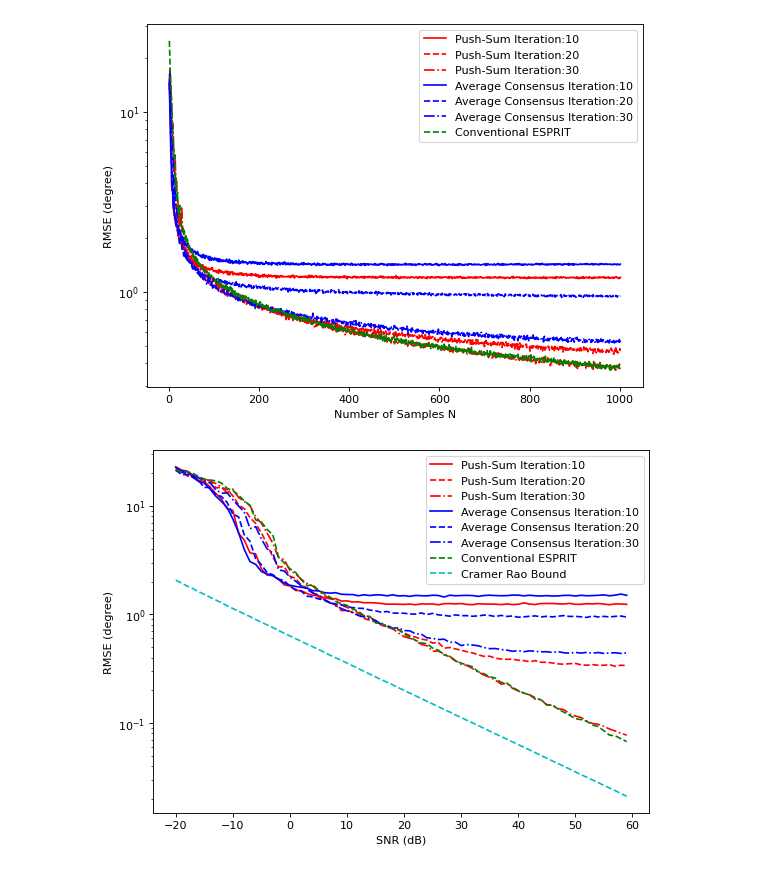
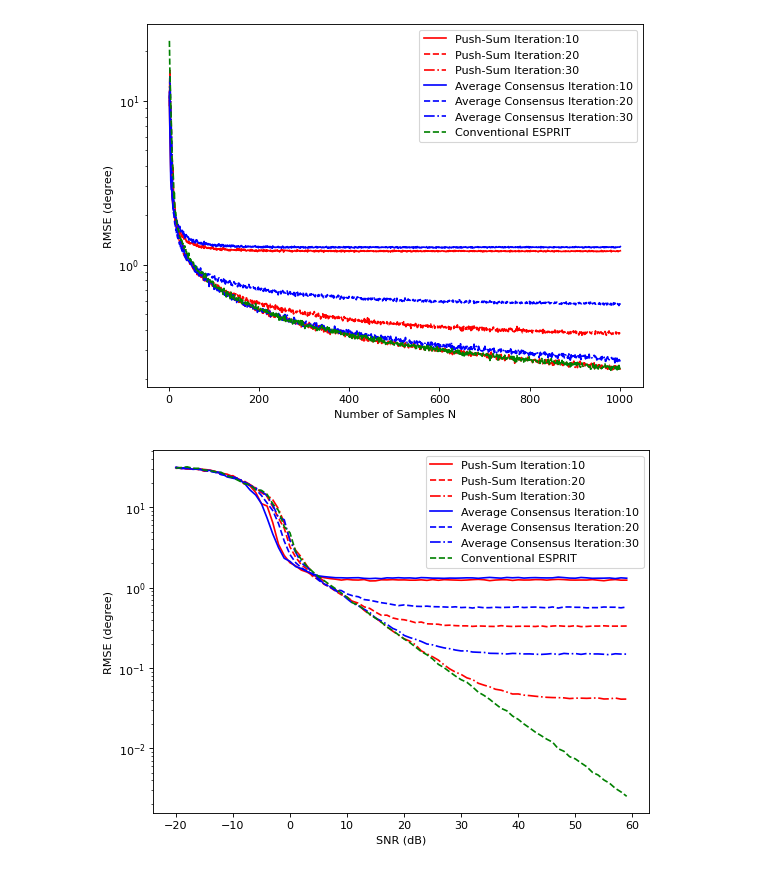
Before and after one commit to ozancakiroglu95/Decentralized-Esprit-Algorithm-Performance-Evaluation-using-Push-Sum-method, a Jupyter notebook: Plots_at_iteration_10_20_30.ipynb, the cells around one changed output. Cells and saved outputs as stored; diff of their text form; code cells hidden in the pictures.

```diff
--- a/Plots_at_iteration_10_20_30.ipynb
+++ b/Plots_at_iteration_10_20_30.ipynb
@@ -6,41 +6,41 @@ from matplotlib.pyplot import figure
 
 figure(num=None, figsize=(8, 6), dpi=80, facecolor='w', edgecolor='k')
 
-with open("data/snr_1000_samples_data/Push_Sum_ESPRIT_1000_samples_P_10.txt", "rb") as fp:   # Unpickling
+with open("data/snr_1000_samples_data/Push_Sum_ESPRIT_1000_sample_P_10.txt", "rb") as fp:   # Unpickling
     push_sum_1000_sample_p_10 = pickle.load(fp)
 
-with open("data/snr_1000_samples_data/Push_Sum_ESPRIT_1000_samples_P_20.txt", "rb") as fp:   # Unpickling
+with open("data/snr_1000_samples_data/Push_Sum_ESPRIT_1000_sample_P_20.txt", "rb") as fp:   # Unpickling
     push_sum_1000_sample_p_20 = pickle.load(fp)
 
-with open("data/snr_1000_samples_data/Push_Sum_ESPRIT_1000_samples_P_30.txt", "rb") as fp:   # Unpickling
+with open("data/snr_1000_samples_data/Push_Sum_ESPRIT_1000_sample_P_30.txt", "rb") as fp:   # Unpickling
     push_sum_1000_sample_p_30 = pickle.load(fp)
 
-with open("data/snr_1000_samples_data/Average_Consensus_ESPRIT_1000_samples_P_10.txt", "rb") as fp:   # Unpickling
+with open("data/snr_1000_samples_data/Average_Consensus_ESPRIT_1000_sample_P_10.txt", "rb") as fp:   # Unpickling
     ave_cons_1000_sample_p_10 = pickle.load(fp)
 
-with open("data/snr_1000_samples_data/Average_Consensus_ESPRIT_1000_samples_P_20.txt", "rb") as fp:   # Unpickling
+with open("data/snr_1000_samples_data/Average_Consensus_ESPRIT_1000_sample_P_20.txt", "rb") as fp:   # Unpickling
     ave_cons_1000_sample_p_20 = pickle.load(fp)
 
-with open("data/snr_1000_samples_data/Average_Consensus_ESPRIT_1000_samples_P_30.txt", "rb") as fp:   # Unpickling
+with open("data/snr_1000_samples_data/Average_Consensus_ESPRIT_1000_sample_P_30.txt", "rb") as fp:   # Unpickling
     ave_cons_1000_sample_p_30 = pickle.load(fp)
 
-with open("data/snr_1000_samples_data/Conventional_ESPRIT_1000_samples.txt", "rb") as fp:   # Unpickling
+with open("data/snr_1000_samples_data/Conventional_ESPRIT_1000_sample.txt", "rb") as fp:   # Unpickling
     conv_1000_sample_p_30 = pickle.load(fp)
 
 plt.plot(np.arange(2,1002), push_sum_1000_sample_p_10, 'r-', label='Push-Sum Iteration:10')
 plt.plot(np.arange(2,1002), push_sum_1000_sample_p_20, 'r--', label='Push-Sum Iteration:20')
 plt.plot(np.arange(2,1002), push_sum_1000_sample_p_30, 'r-.', label='Push-Sum Iteration:30')
 plt.plot(np.arange(2,1002), ave_cons_1000_sample_p_10, 'b-', label='Average Consensus Iteration:10')
 plt.plot(np.arange(2,1002), ave_cons_1000_sample_p_20, 'b--', label='Average Consensus Iteration:20')
 plt.plot(np.arange(2,1002), ave_cons_1000_sample_p_30, 'b-.', label='Average Consensus Iteration:30')
 plt.plot(np.arange(2,1002), conv_1000_sample_p_30, 'g--', label='Conventional ESPRIT')
 plt.legend()
 plt.yscale("log")
 plt.xlabel('Number of Samples N')
 plt.ylabel('RMSE (degree)')
 plt.show()
 # %% [output]
-[figure, old version]
+[figure, new version]
 # %%
 import pickle
 import numpy as np
@@ -50,28 +50,28 @@ from matplotlib.pyplot import figure
 
 figure(num=None, figsize=(8, 6), dpi=80, facecolor='w', edgecolor='k')
 
-with open("data/snr_10_dB_data/Push_Sum_ESPRIT_SNR_10dB_P_10.txt", "rb") as fp:   # Unpickling
+with open("data/snr_10_dB_data/Push_Sum_ESPRIT_SNR_10db_P_10.txt", "rb") as fp:   # Unpickling
     push_sum_1000_sample_p_10 = pickle.load(fp)
 
-with open("data/snr_10_dB_data/Push_Sum_ESPRIT_SNR_10dB_P_20.txt", "rb") as fp:   # Unpickling
+with open("data/snr_10_dB_data/Push_Sum_ESPRIT_SNR_10db_P_20.txt", "rb") as fp:   # Unpickling
     push_sum_1000_sample_p_20 = pickle.load(fp)
 
-with open("data/snr_10_dB_data/Push_Sum_ESPRIT_SNR_10dB_P_30.txt", "rb") as fp:   # Unpickling
+with open("data/snr_10_dB_data/Push_Sum_ESPRIT_SNR_10db_P_30.txt", "rb") as fp:   # Unpickling
     push_sum_1000_sample_p_30 = pickle.load(fp)
 
-with open("data/snr_10_dB_data/Average_Consensus_ESPRIT_SNR_10dB_P_10.txt", "rb") as fp:   # Unpickling
+with open("data/snr_10_dB_data/Average_Consensus_ESPRIT_SNR_10db_P_10.txt", "rb") as fp:   # Unpickling
     ave_cons_1000_sample_p_10 = pickle.load(fp)
 
-with open("data/snr_10_dB_data/Average_Consensus_ESPRIT_SNR_10dB_P_20.txt", "rb") as fp:   # Unpickling
+with open("data/snr_10_dB_data/Average_Consensus_ESPRIT_SNR_10db_P_20.txt", "rb") as fp:   # Unpickling
     ave_cons_1000_sample_p_20 = pickle.load(fp)
 
-with open("data/snr_10_dB_data/Average_Consensus_ESPRIT_SNR_10dB_P_30.txt", "rb") as fp:   # Unpickling
+with open("data/snr_10_dB_data/Average_Consensus_ESPRIT_SNR_10db_P_30.txt", "rb") as fp:   # Unpickling
     ave_cons_1000_sample_p_30 = pickle.load(fp)
 
-with open("data/snr_10_dB_data/Conventional_ESPRIT_SNR_10dB.txt", "rb") as fp:   # Unpickling
+with open("data/snr_10_dB_data/Conventional_ESPRIT_SNR_10db.txt", "rb") as fp:   # Unpickling
     conv_1000_sample_p_30 = pickle.load(fp)
 
-with open("data/cramer_rao_data/Cramer_Rao_Bound_SNR_10dB.txt", "rb") as fp:   # Unpickling
+with open("data/cramer_rao_data/Cramer_Rao_Bound_SNR_10db.txt", "rb") as fp:   # Unpickling
     cramer_rao = pickle.load(fp)
 
 plt.plot(np.arange(-20,60), push_sum_1000_sample_p_10, 'r-', label='Push-Sum Iteration:10')
@@ -81,11 +81,11 @@ plt.plot(np.arange(-20,60), ave_cons_1000_sample_p_10, 'b-', label='Average Cons
 plt.plot(np.arange(-20,60), ave_cons_1000_sample_p_20, 'b--', label='Average Consensus Iteration:20')
 plt.plot(np.arange(-20,60), ave_cons_1000_sample_p_30, 'b-.', label='Average Consensus Iteration:30')
 plt.plot(np.arange(-20,60), conv_1000_sample_p_30, 'g--', label='Conventional ESPRIT')
-plt.plot(np.arange(-20,60), cramer_rao, 'c--', label='Cramer Rao Bound')
+#plt.plot(np.arange(-20,60), cramer_rao, 'c--', label='Cramer Rao Bound')
 plt.legend()
 plt.yscale("log")
 plt.xlabel('SNR (dB)')
 plt.ylabel('RMSE (degree)')
 plt.show()
 # %% [output]
-[figure, old version]
+[figure, new version]
```
Also changed, not shown: 26 other files.
